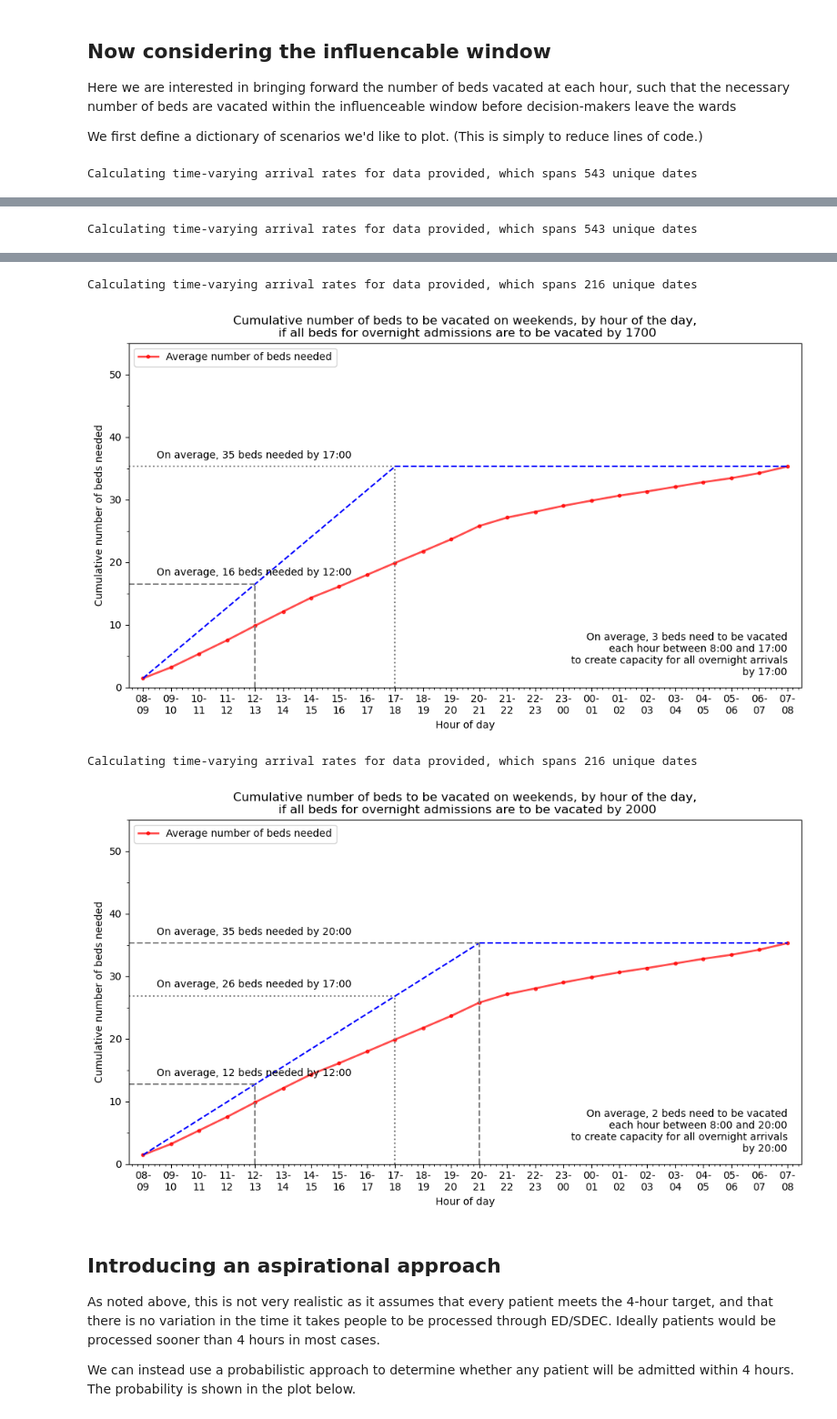
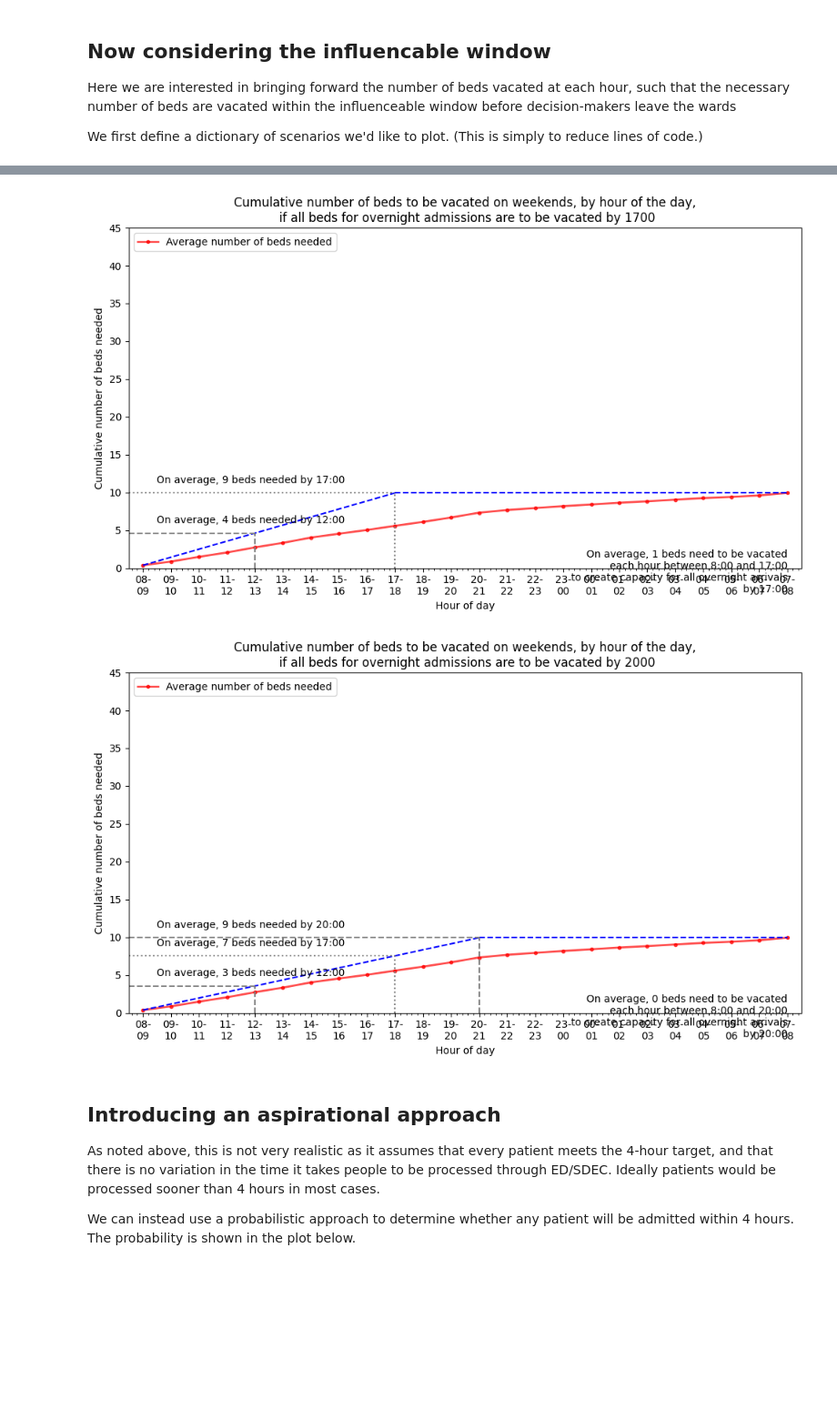
Before and after one commit to zmek/patientflow, a Jupyter notebook: notebooks/7_Visualise_undelayed_demand.ipynb, the cells around one changed output, grey strips where cells are left out. Shown at 91% size. Saved outputs shown, nothing was run; the diff lists cells and outputs as text; code cells hidden in the pictures; blank space fills up the shorter version.

```diff
--- a/notebooks/7_Visualise_undelayed_demand.ipynb
+++ b/notebooks/7_Visualise_undelayed_demand.ipynb
@@ -23,11 +23,5 @@ Here we refer to both Emergency Department (EDs) and Same Day Emergency Care (SD
 %load_ext autoreload
 %autoreload 2
 # %%
-from pathlib import Path
-import pandas as pd
-
-PROJECT_ROOT = Path().home()
-USER_ROOT = Path().home() / 'work'
-
-
-import patientflow
+from patientflow.load import set_project_root
+project_root = set_project_root()
@@ -53,3 +32,5 @@ uclh = True
+# %%
+uclh = False
 # %%
 from patientflow.load import set_file_paths
 from patientflow.load import load_config_file
@@ -58,8 +39,8 @@ from patientflow.load import load_config_file
 data_folder_name = 'data-uclh' if uclh else 'data-public'
 
 # set file paths
-data_file_path, media_file_path, model_file_path, config_path = set_file_paths(
-        train_dttm = None, data_folder_name = data_folder_name, uclh = uclh, from_notebook=True, inference_time = False)
+data_file_path, media_file_path, model_file_path, config_path = set_file_paths(project_root,
+               data_folder_name=data_folder_name)
 
 # create subfolders for weekdays and weekends
 if uclh:
@@ -104,17 +85,18 @@ Here we load the data
 # %%
 import pandas as pd
-from patientflow.load import set_data_file_names
-from patientflow.load import data_from_csv
+from patientflow.load import load_data
+from patientflow.load import set_file_paths
 
-# data_file_path = Path('/home/jovyan/work/patientflow/data-raw-uclh')
+# set file paths
+data_folder_name = 'data-public'
+data_file_path = project_root / data_folder_name
 
-if uclh:
-    visits_path, visits_csv_path, yta_path, yta_csv_path = set_data_file_names(uclh, data_file_path, config_path)
-else:
-    visits_csv_path, yta_csv_path = set_data_file_names(uclh, data_file_path)
+data_file_path, media_file_path, model_file_path, config_path = set_file_paths(project_root,
+               data_folder_name=data_folder_name)
 
-
-inpatient_arrivals = pd.read_csv(yta_csv_path)
+# load data
+inpatient_arrivals = load_data(data_file_path,
+                    file_name='inpatient_arrivals.csv')
 inpatient_arrivals['arrival_datetime'] = pd.to_datetime(inpatient_arrivals['arrival_datetime'], utc = True)
 inpatient_arrivals.set_index('arrival_datetime', inplace=True)
 
@@ -282,7 +261,7 @@ def plot_average_beds_needed(scenarios):
             draw_window=(start_of_influencable_window, 17),
             media_file_path=scenario["file_path"],
             file_prefix='4_',
-            set_y_lim=55
+            set_y_lim=45
         )
 
         # Second plot: 20:00 end of influencable window
@@ -294,7 +273,7 @@ def plot_average_beds_needed(scenarios):
             draw_window=(start_of_influencable_window, 20),
             media_file_path=scenario["file_path"],
             file_prefix='4_',
-            set_y_lim=55,
+            set_y_lim=45,
             hour_lines=[12,17,20]
         )
 
@@ -303,4 +282,3 @@ plot_average_beds_needed(
     scenarios,
 )
 # %% [output]
-Calculating time-varying arrival rates for data provided, which spans 543 unique dates
@@ -308 +285,0 @@ Calculating time-varying arrival rates for data provided, which spans 543 unique
-Calculating time-varying arrival rates for data provided, which spans 543 unique dates
@@ -310,7 +287,5 @@ Calculating time-varying arrival rates for data provided, which spans 543 unique
-Calculating time-varying arrival rates for data provided, which spans 216 unique dates
-[figure, old version]
+[figure, new version]
-Calculating time-varying arrival rates for data provided, which spans 216 unique dates
-[figure, old version]
+[figure, new version]
 # %% [markdown]
 
 ## Introducing an aspirational approach
```
Also changed, not shown: parts of 18 cells of this notebook, 18 other files.
